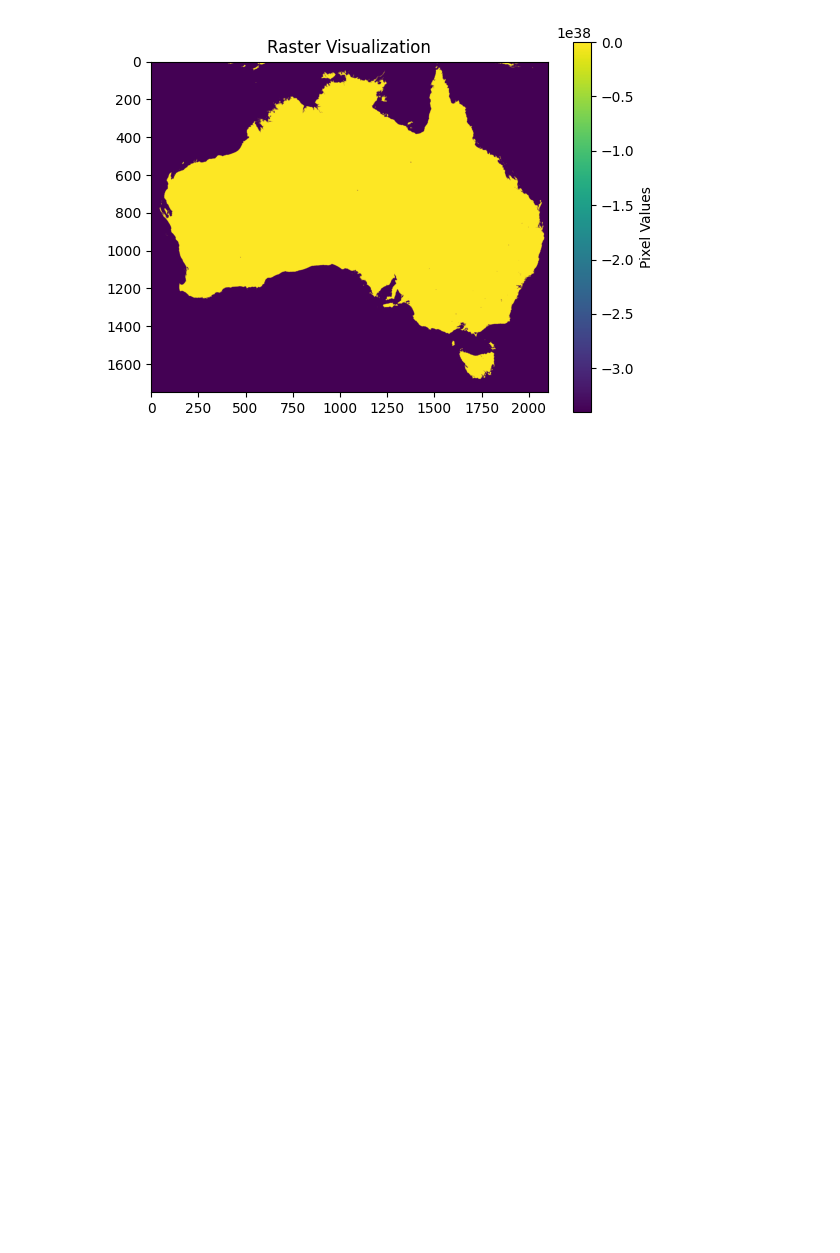
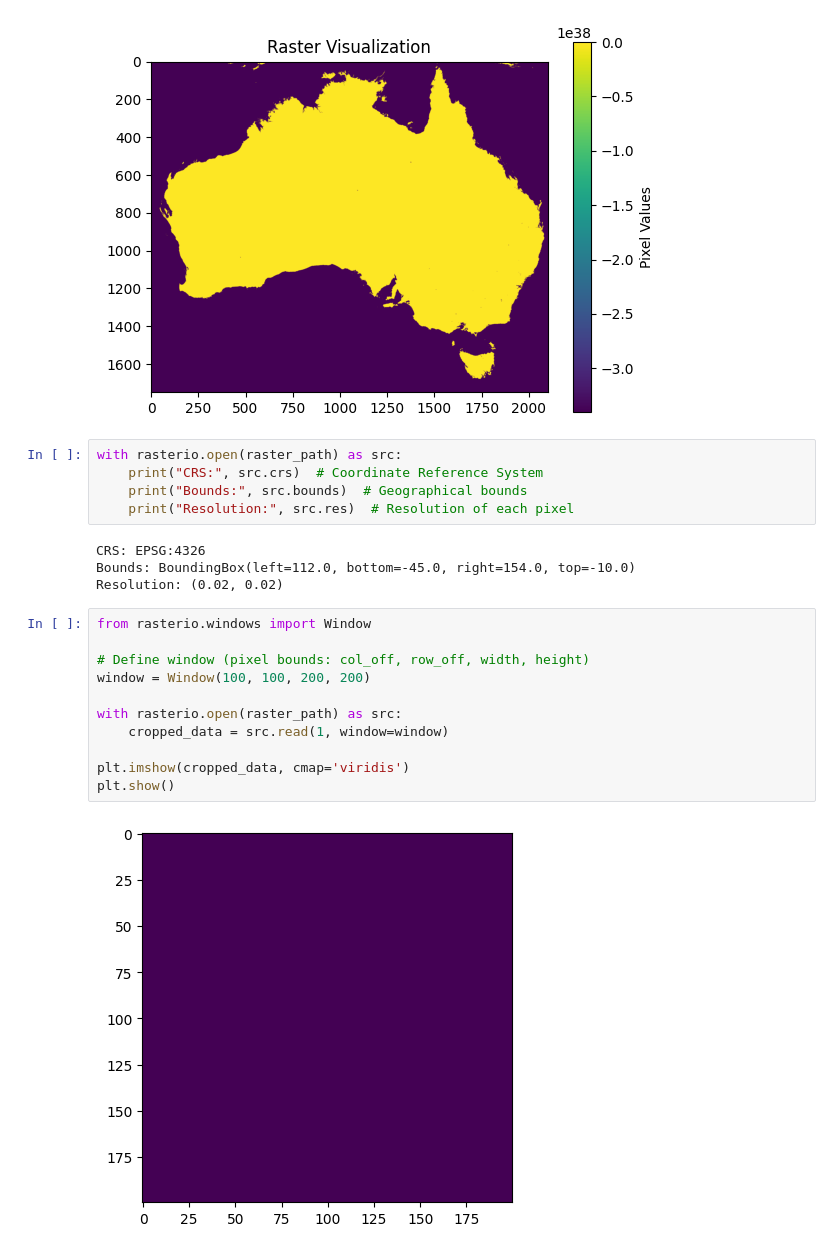
Before and after one commit to BhojRajBist/BhojRajBist, a Jupyter notebook: rasterio_basics.ipynb, the cells around one changed output. Drawn from its saved outputs; the diff is of its cells as text; blank space fills up the shorter version.

```diff
--- a/rasterio_basics.ipynb
+++ b/rasterio_basics.ipynb
@@ -71,3 +71,25 @@ plt.title('Raster Visualization')
 plt.show()
 # %% [output]
 [figure]
+# %%
+with rasterio.open(raster_path) as src:
+    print("CRS:", src.crs)  # Coordinate Reference System
+    print("Bounds:", src.bounds)  # Geographical bounds
+    print("Resolution:", src.res)  # Resolution of each pixel
+# %% [output]
+CRS: EPSG:4326
+Bounds: BoundingBox(left=112.0, bottom=-45.0, right=154.0, top=-10.0)
+Resolution: (0.02, 0.02)
+# %%
+from rasterio.windows import Window
+
+# Define window (pixel bounds: col_off, row_off, width, height)
+window = Window(100, 100, 200, 200)
+
+with rasterio.open(raster_path) as src:
+    cropped_data = src.read(1, window=window)
+
+plt.imshow(cropped_data, cmap='viridis')
+plt.show()
+# %% [output]
+[figure, added]
```
Also changed, not shown: parts of 3 cells of this notebook.
